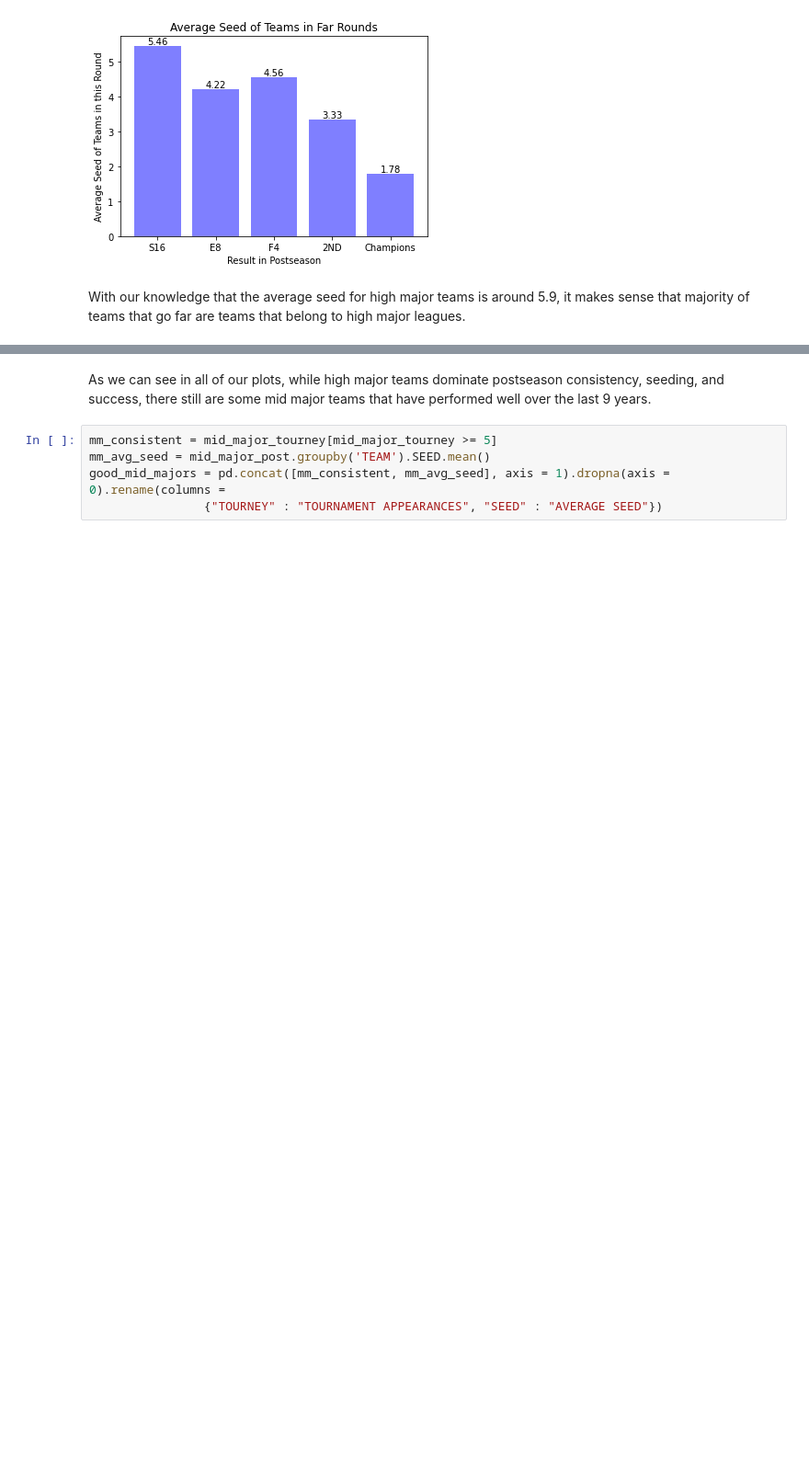
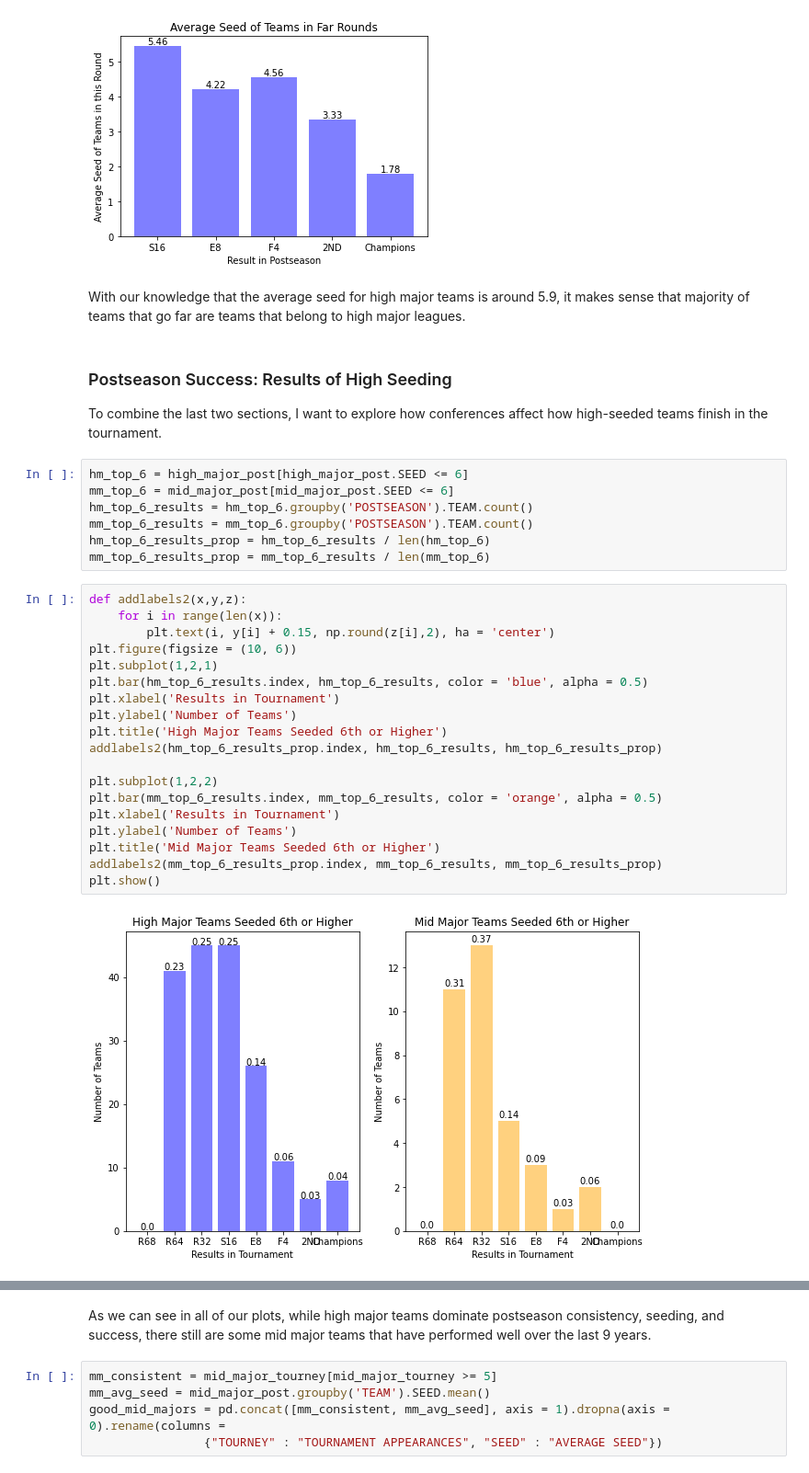
Before and after one commit to memphismiles/CBBConferences, a Jupyter notebook: CBBConferences.ipynb, the cells around one changed output, grey strips where cells are left out. Shown at 92% size. Drawn from its saved outputs; the diff is of its cells as text; blank space fills up the shorter version.

```diff
--- a/CBBConferences.ipynb
+++ b/CBBConferences.ipynb
@@ -288,3 +289,35 @@ plt.show()
 [figure]
 # %% [markdown]
 With our knowledge that the average seed for high major teams is around 5.9, it makes sense that majority of teams that go far are teams that belong to high major leagues.
+# %% [markdown]
+### Postseason Success: Results of High Seeding
+
+To combine the last two sections, I want to explore how conferences affect how high-seeded teams finish in the tournament.
+# %%
+hm_top_6 = high_major_post[high_major_post.SEED <= 6]
+mm_top_6 = mid_major_post[mid_major_post.SEED <= 6]
+hm_top_6_results = hm_top_6.groupby('POSTSEASON').TEAM.count()
+mm_top_6_results = mm_top_6.groupby('POSTSEASON').TEAM.count()
+hm_top_6_results_prop = hm_top_6_results / len(hm_top_6)
+mm_top_6_results_prop = mm_top_6_results / len(mm_top_6)
+# %%
+def addlabels2(x,y,z):
+    for i in range(len(x)):
+        plt.text(i, y[i] + 0.15, np.round(z[i],2), ha = 'center')
+plt.figure(figsize = (10, 6))
+plt.subplot(1,2,1)
+plt.bar(hm_top_6_results.index, hm_top_6_results, color = 'blue', alpha = 0.5)
+plt.xlabel('Results in Tournament')
+plt.ylabel('Number of Teams')
+plt.title('High Major Teams Seeded 6th or Higher')
+addlabels2(hm_top_6_results_prop.index, hm_top_6_results, hm_top_6_results_prop)
+
+plt.subplot(1,2,2)
+plt.bar(mm_top_6_results.index, mm_top_6_results, color = 'orange', alpha = 0.5)
+plt.xlabel('Results in Tournament')
+plt.ylabel('Number of Teams')
+plt.title('Mid Major Teams Seeded 6th or Higher')
+addlabels2(mm_top_6_results_prop.index, mm_top_6_results, mm_top_6_results_prop)
+plt.show()
+# %% [output]
+[figure, added]
```
Also changed, not shown: parts of 12 cells of this notebook.
